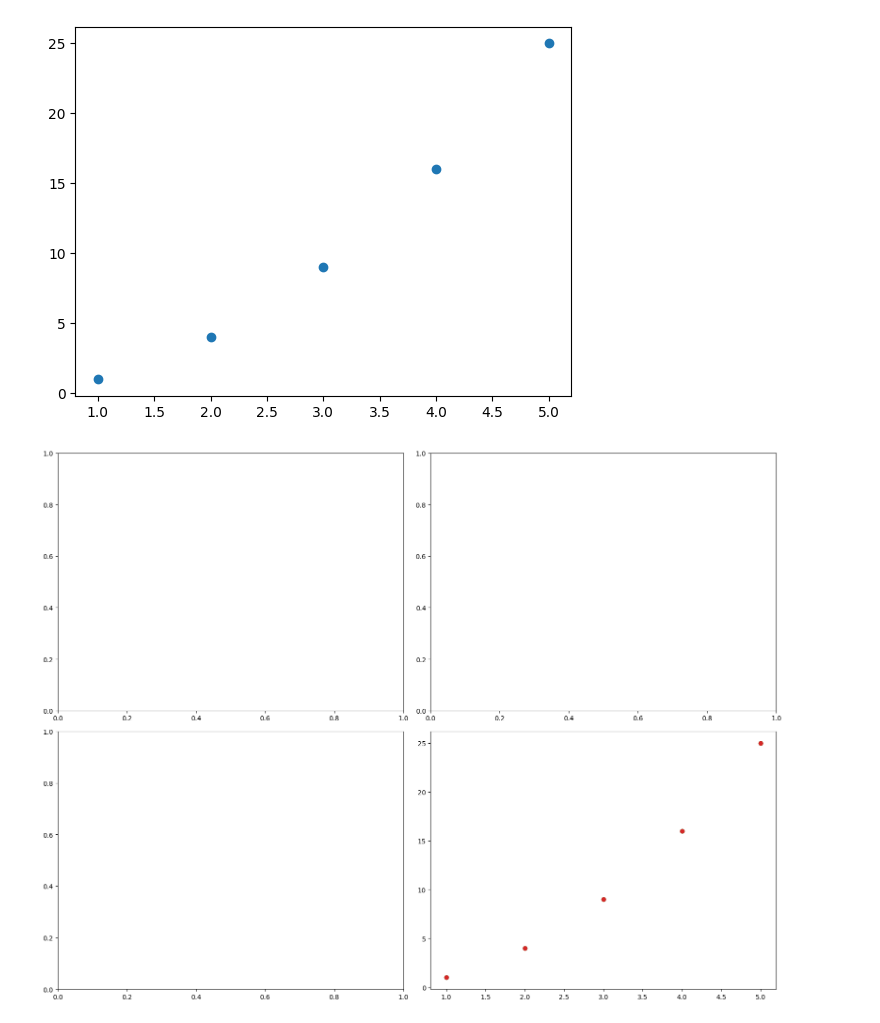
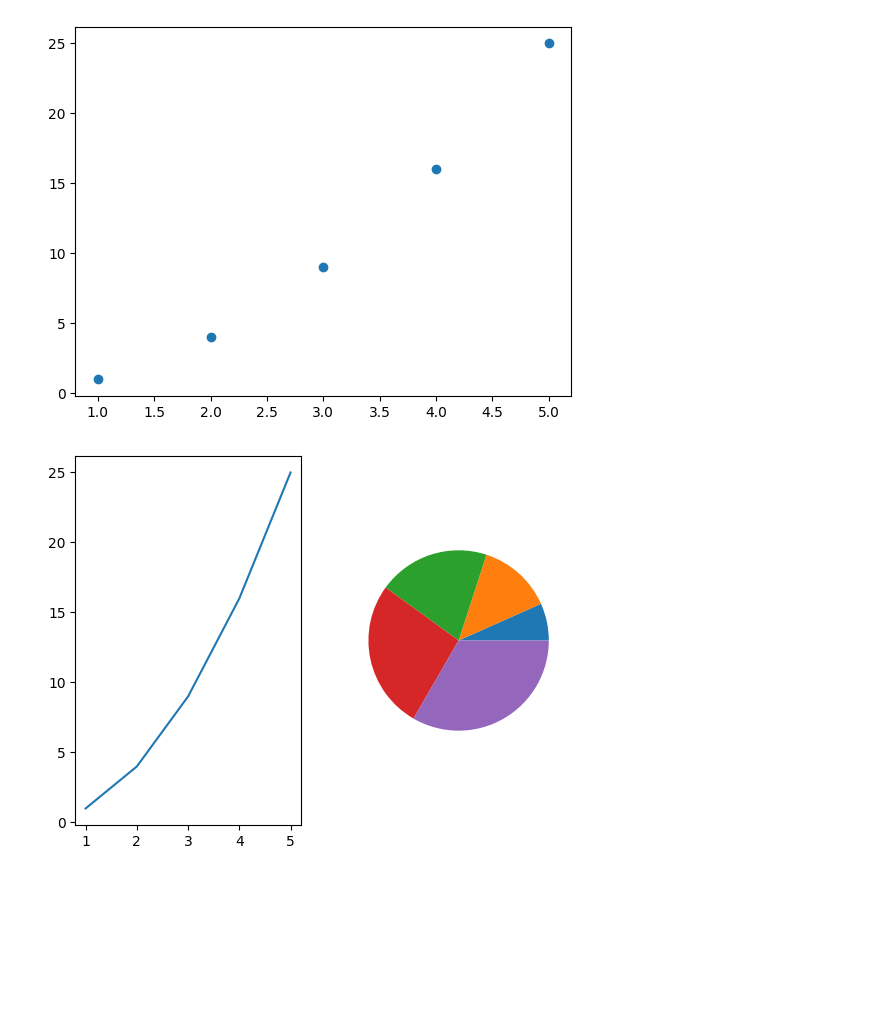
Before and after one commit to Lettush/DPH01, a Jupyter notebook: [7] Data Visualization/data_visualization.ipynb, the cells around one changed output. Saved outputs shown, nothing was run; the diff lists cells and outputs as text; code cells hidden in the pictures; blank space fills up the shorter version.

```diff
--- a/[7] Data Visualization/data_visualization.ipynb
+++ b/[7] Data Visualization/data_visualization.ipynb
@@ -92,17 +79,12 @@ plt.scatter(df["a"], df["b"])
 plt.show()
 # %% [output]
 [figure]
-# %%
-# Create subplot using Matplotlib (2x2)
-fig, ax = plt.subplots(2, 2, figsize=(16, 12))
-
-ax[0, 0] = plt.scatter(df["a"], df["b"])
-ax[0, 1] = plt.scatter(df["a"], df["b"])
-ax[1, 0] = plt.scatter(df["a"], df["b"])
-ax[1, 1] = plt.scatter(df["a"], df["b"])
-
-plt.tight_layout()
-
-plt.show()
-# %% [output]
-[figure, removed]
+# %%
+# Create subplot using Matplotlib (1x2)
+f, (ax1, ax2) = plt.subplots(1, 2)
+ax1.plot(df["a"], df["b"])
+ax2.pie(df["a"])
+
+plt.show()
+# %% [output]
+[figure, added]
```
Also changed, not shown: parts of 2 cells of this notebook, 3 other files.
